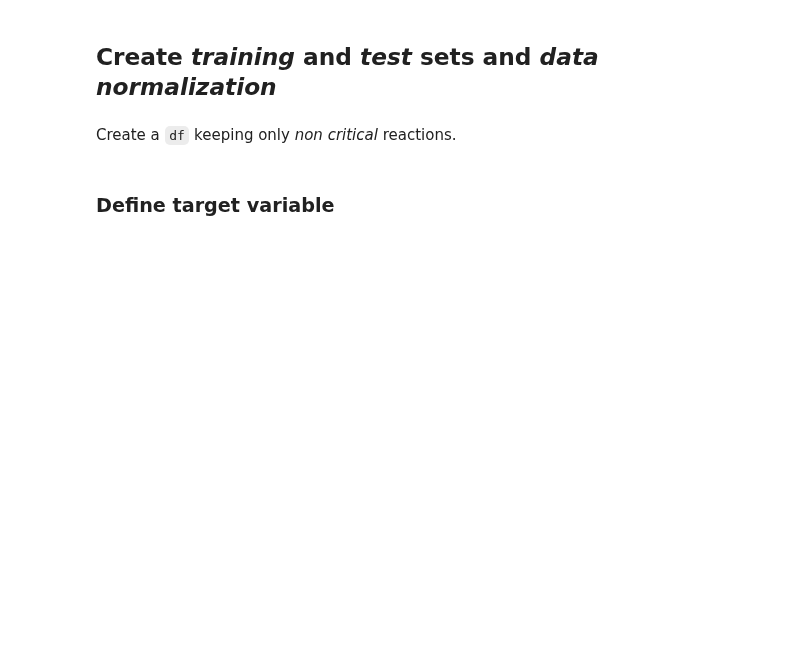
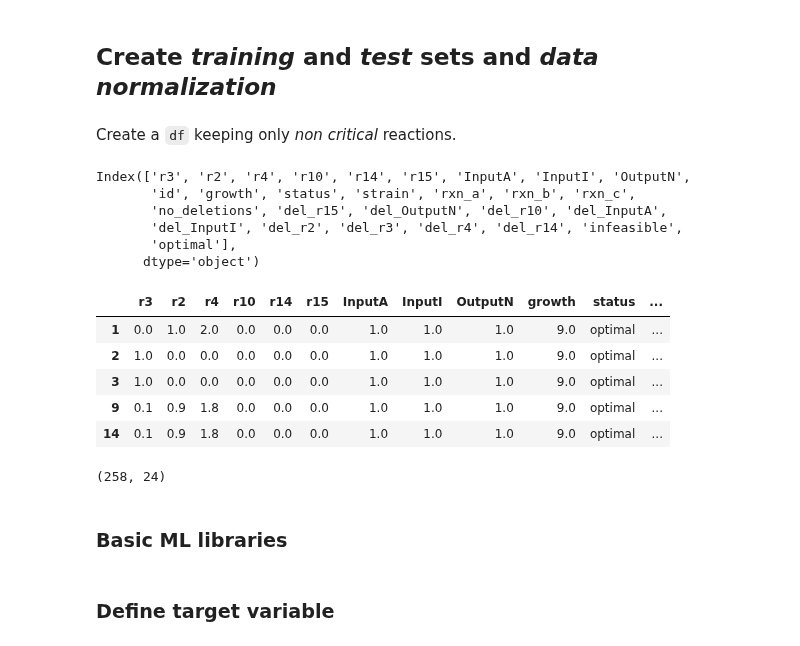
Before and after one commit to costasmexis/phd, a Jupyter notebook: gem_reduction/study_dataset.ipynb, the cells around one changed output. Cells and saved outputs as stored; diff of their text form; code cells hidden in the pictures; blank space fills up the shorter version.

```diff
--- a/gem_reduction/study_dataset.ipynb
+++ b/gem_reduction/study_dataset.ipynb
@@ -6,5 +6,10 @@ import numpy as np
 from ml_functions import *
 
 df = pd.read_csv('toy_dataset.csv', index_col=0)
-df.shape
+
+df.reset_index(inplace=True)
+df.drop('index', axis=1, inplace=True)
+
+display(df.head())
+print(df.shape)
 # %% [output]
@@ -49,3 +60,3 @@ Optimal 30.75 % of the dataset
 # %%
 # Subset of df containing only infeasible rows
-df_inf = df[df['optimal'] == 0]
+df_inf = df[df['status'] == 'infeasible']
@@ -188,0 +216,4 @@ df[df['growth'] < 0]
+# %%
+dummy_status = pd.get_dummies(df['status'])
+df = pd.concat([df, dummy_status], axis=1)
+df.head()
@@ -252,6 +263,30 @@ for rxnb in dummy_rxnb.columns:
-# %%
-pd.set_option('display.max_rows', 260)
-deleted_rxn
+# %%
+df.columns
+# %% [output]
+Index(['r3', 'r2', 'r4', 'r10', 'r14', 'r15', 'InputA', 'InputI', 'OutputN',
+       'id', 'growth', 'status', 'strain', 'rxn_a', 'rxn_b', 'rxn_c',
+       'no_deletions', 'del_r15', 'del_OutputN', 'del_r10', 'del_InputA',
+       'del_InputI', 'del_r2', 'del_r3', 'del_r4', 'del_r14', 'infeasible',
+       'optimal'],
+      dtype='object')
+# %%
+cols_to_drop = ['id', 'rxn_a', 'rxn_b', 'rxn_c', 'status']
+df.drop(columns=cols_to_drop, inplace=True)
+
+df.head()
+# %% [output]
+|  | r3 | r2 | r4 | r10 | r14 | r15 | InputA | InputI | OutputN | growth | status | ... |
+| 1 | 0.0 | 1.0 | 2.0 | 0.0 | 0.0 | 0.0 | 1.0 | 1.0 | 1.0 | 9.0 | optimal | ... |
+| 2 | 1.0 | 0.0 | 0.0 | 0.0 | 0.0 | 0.0 | 1.0 | 1.0 | 1.0 | 9.0 | optimal | ... |
+| 3 | 1.0 | 0.0 | 0.0 | 0.0 | 0.0 | 0.0 | 1.0 | 1.0 | 1.0 | 9.0 | optimal | ... |
+| 9 | 0.1 | 0.9 | 1.8 | 0.0 | 0.0 | 0.0 | 1.0 | 1.0 | 1.0 | 9.0 | optimal | ... |
+| 14 | 0.1 | 0.9 | 1.8 | 0.0 | 0.0 | 0.0 | 1.0 | 1.0 | 1.0 | 9.0 | optimal | ... |
+# %%
+df.shape
+# %% [output]
+(258, 24)
+# %% [markdown]
+### Basic ML libraries
 # %%
 from sklearn.model_selection import train_test_split
 from sklearn.preprocessing import StandardScaler
```
Also changed, not shown: parts of 50 cells of this notebook, 2 other files.
